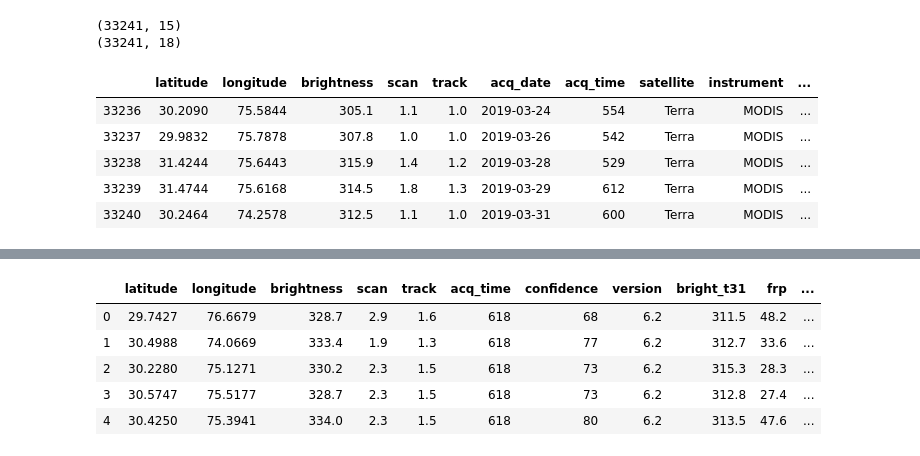
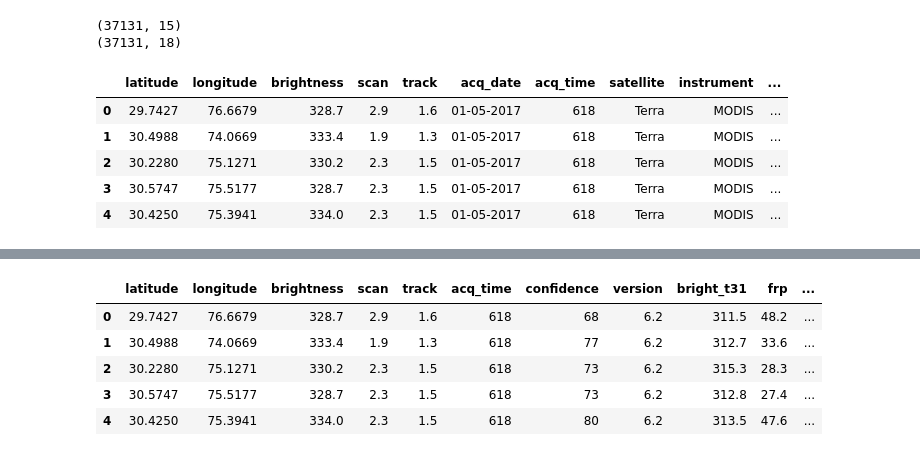
Before and after one commit to Meetanshi18/crop-burning-analysis, a Jupyter notebook: codes/fire_final.ipynb, the cells around one changed output, grey strips where cells are left out. Cells and saved outputs as stored; diff of their text form; code cells hidden in the pictures.

```diff
--- a/codes/fire_final.ipynb
+++ b/codes/fire_final.ipynb
@@ -12,28 +12,28 @@ from tensorflow.python.data import Dataset
 
 tf.logging.set_verbosity(tf.logging.ERROR)
 # %%
-data=pd.read_csv('fire_archive_M6_67636.csv')
+data=pd.read_csv('../Datasets/fire_archive_M6_67636.csv')
 print(data.shape)
 for i in range(len(data)):
-    data.loc[i,'Day'] = int(data.loc[i,'acq_date'].split('-')[2])
+    data.loc[i,'Day'] = int(data.loc[i,'acq_date'].split('-')[0])
     data.loc[i,'Month'] = int(data.loc[i,'acq_date'].split('-')[1])
-    data.loc[i,'Year'] = int(data.loc[i,'acq_date'].split('-')[0])
+    data.loc[i,'Year'] = int(data.loc[i,'acq_date'].split('-')[2])
 #print(data['Day'][0])
 #print(data['Month'][0])
 #print(data['Year'][0])
 #print(data.head())
 print(data.shape)
 data.head()
-data.tail()
+# data.tail()
 # %% [output]
-(33241, 15)
-(33241, 18)
+(37131, 15)
+(37131, 18)
 |  | latitude | longitude | brightness | scan | track | acq_date | acq_time | satellite | instrument | ... |
-| 33236 | 30.2090 | 75.5844 | 305.1 | 1.1 | 1.0 | 2019-03-24 | 554 | Terra | MODIS | ... |
-| 33237 | 29.9832 | 75.7878 | 307.8 | 1.0 | 1.0 | 2019-03-26 | 542 | Terra | MODIS | ... |
-| 33238 | 31.4244 | 75.6443 | 315.9 | 1.4 | 1.2 | 2019-03-28 | 529 | Terra | MODIS | ... |
-| 33239 | 31.4744 | 75.6168 | 314.5 | 1.8 | 1.3 | 2019-03-29 | 612 | Terra | MODIS | ... |
-| 33240 | 30.2464 | 74.2578 | 312.5 | 1.1 | 1.0 | 2019-03-31 | 600 | Terra | MODIS | ... |
+| 0 | 29.7427 | 76.6679 | 328.7 | 2.9 | 1.6 | 01-05-2017 | 618 | Terra | MODIS | ... |
+| 1 | 30.4988 | 74.0669 | 333.4 | 1.9 | 1.3 | 01-05-2017 | 618 | Terra | MODIS | ... |
+| 2 | 30.2280 | 75.1271 | 330.2 | 2.3 | 1.5 | 01-05-2017 | 618 | Terra | MODIS | ... |
+| 3 | 30.5747 | 75.5177 | 328.7 | 2.3 | 1.5 | 01-05-2017 | 618 | Terra | MODIS | ... |
+| 4 | 30.4250 | 75.3941 | 334.0 | 2.3 | 1.5 | 01-05-2017 | 618 | Terra | MODIS | ... |
 # %%
 date=data['acq_date']
 # %%
```
Also changed, not shown: parts of 11 cells of this notebook, 4 other files.
